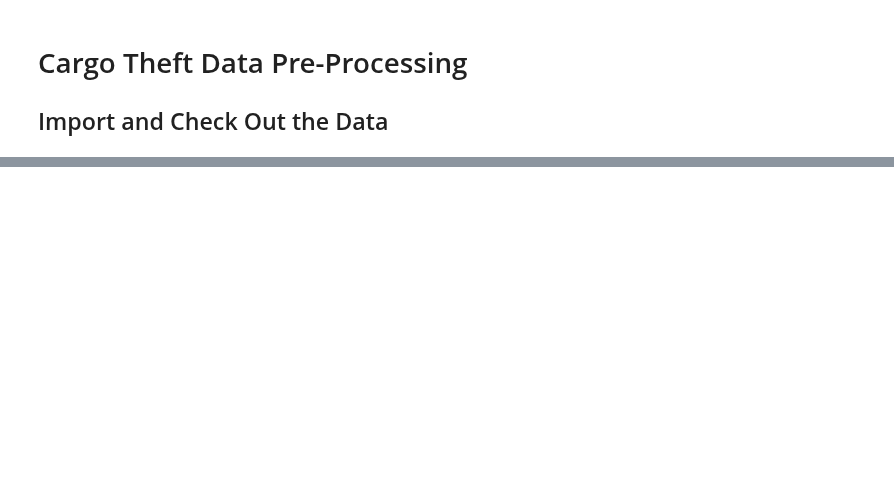
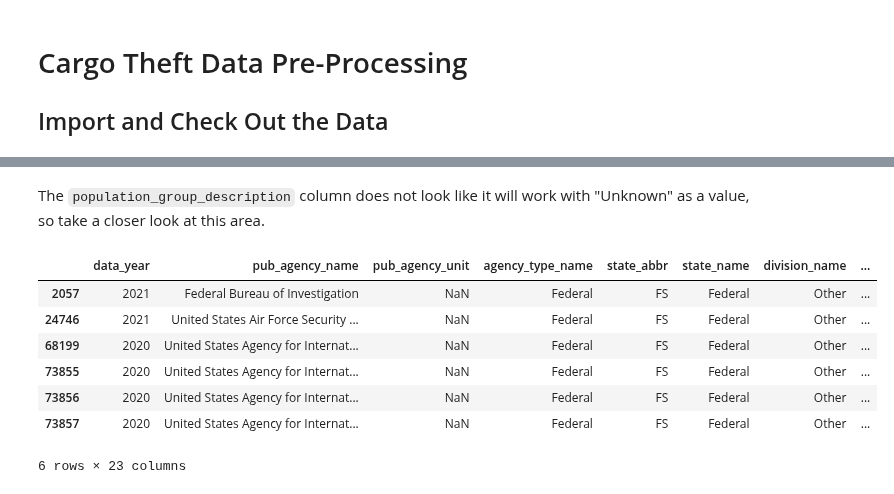
Before and after one commit to Jelsik/DataVisFinalProject-Pentagon, a Jupyter notebook: Cargo_Theft_Data_Preprocess.ipynb, the cells around one changed output, grey strips where cells are left out. Drawn from its saved outputs; the diff is of its cells as text; code cells hidden in the pictures; blank space fills up the shorter version.

```diff
--- a/Cargo_Theft_Data_Preprocess.ipynb
+++ b/Cargo_Theft_Data_Preprocess.ipynb
@@ -35,0 +97,10 @@ df.head(15)
+# %%
+# First transformation plan - Drop the unneccessary columns.
+# These are the identifier, the clones, and the code columns
+# (name and descriptions were already included).
+dropped = ["ori", "data_year.1", "prop_desc_code.1", "population_group_code", "offense_code",
+           "victim_type_code", "location_code", "weapon_code", "prop_desc_code"]
+# %%
+# Execute first transformation.
+df0 = raw_df.drop(columns = dropped, axis = 1)
+df0.head()
@@ -35,0 +258,29 @@ df.head(15)
+# %%
+# Second transformation - fix null values.
+# EASY - Set categorical nulls to "Unknown."
+df0.offender_race = df0.offender_race.fillna("Unknown")
+df0.offender_ethnicity = df0.offender_ethnicity.fillna("Unknown")
+df0.offender_sex = df0.offender_sex.fillna("U")
+df0.weapon_name = df0.weapon_name.fillna("Unknown")
+
+# When handling 'offender_age', assume 'age 0' is the
+# blanket bin for undefined ages.
+df0.offender_age = df0.offender_age.fillna(0.0)
+
+# When handling 'stolen_value', assume that a value of '0.0'
+# is the blanket bit for undefined values.
+df0.stolen_value = df0.stolen_value.fillna(0.0)
+# %% [markdown]
+The `population_group_description` column does not look like it will work with "Unknown" as a value, so take a closer look at this area.
+# %%
+# Take a closer look at the entries with undefined population_group_description values.
+df0.loc[df0.population_group_desc.isna() == True]
+# %% [output]
+|  | data_year | pub_agency_name | pub_agency_unit | agency_type_name | state_abbr | state_name | division_name | ... |
+| 2057 | 2021 | Federal Bureau of Investigation | NaN | Federal | FS | Federal | Other | ... |
+| 24746 | 2021 | United States Air Force Security ... | NaN | Federal | FS | Federal | Other | ... |
+| 68199 | 2020 | United States Agency for Internat... | NaN | Federal | FS | Federal | Other | ... |
+| 73855 | 2020 | United States Agency for Internat... | NaN | Federal | FS | Federal | Other | ... |
+| 73856 | 2020 | United States Agency for Internat... | NaN | Federal | FS | Federal | Other | ... |
+| 73857 | 2020 | United States Agency for Internat... | NaN | Federal | FS | Federal | Other | ... |
+6 rows × 23 columns
```
Also changed, not shown: parts of 23 cells of this notebook.
